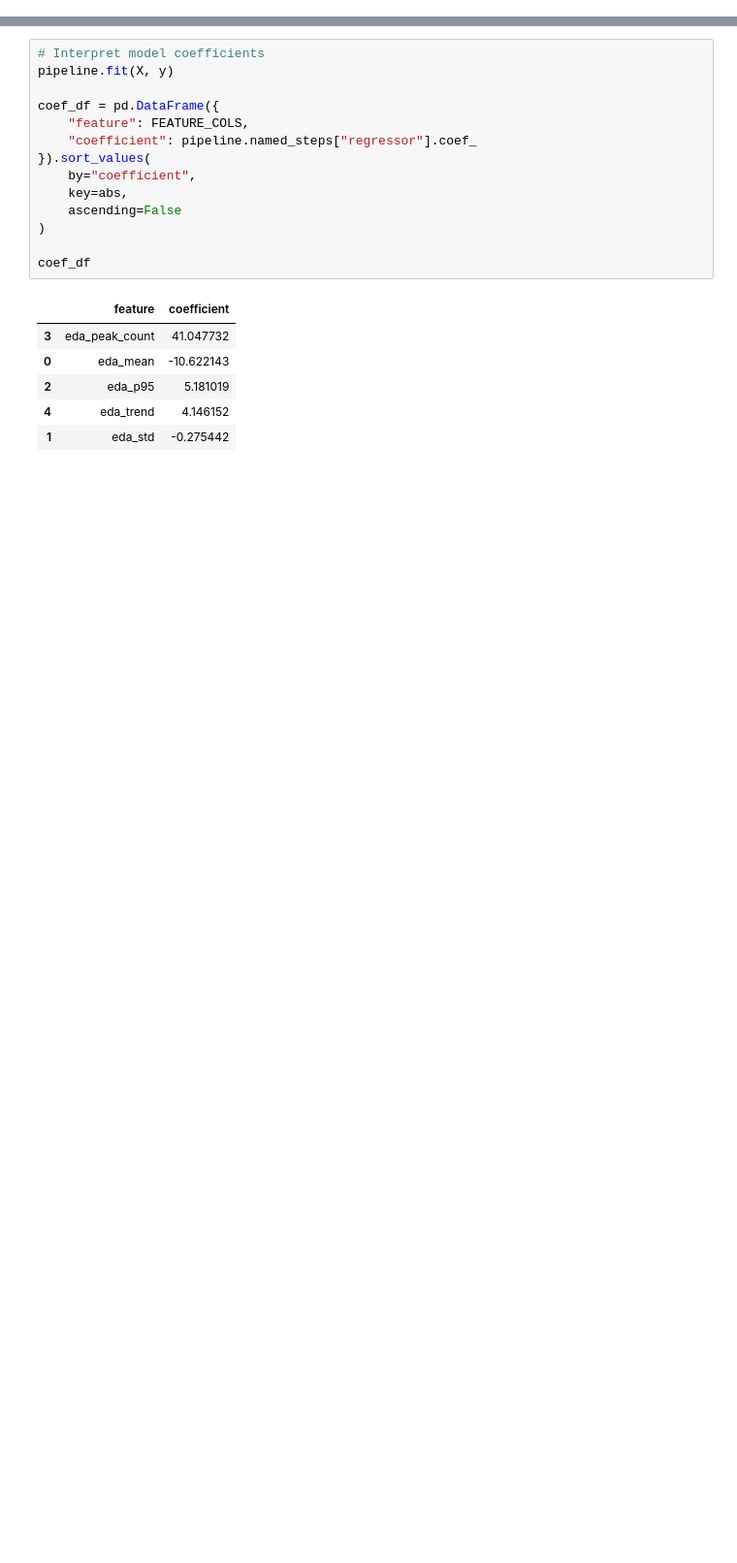
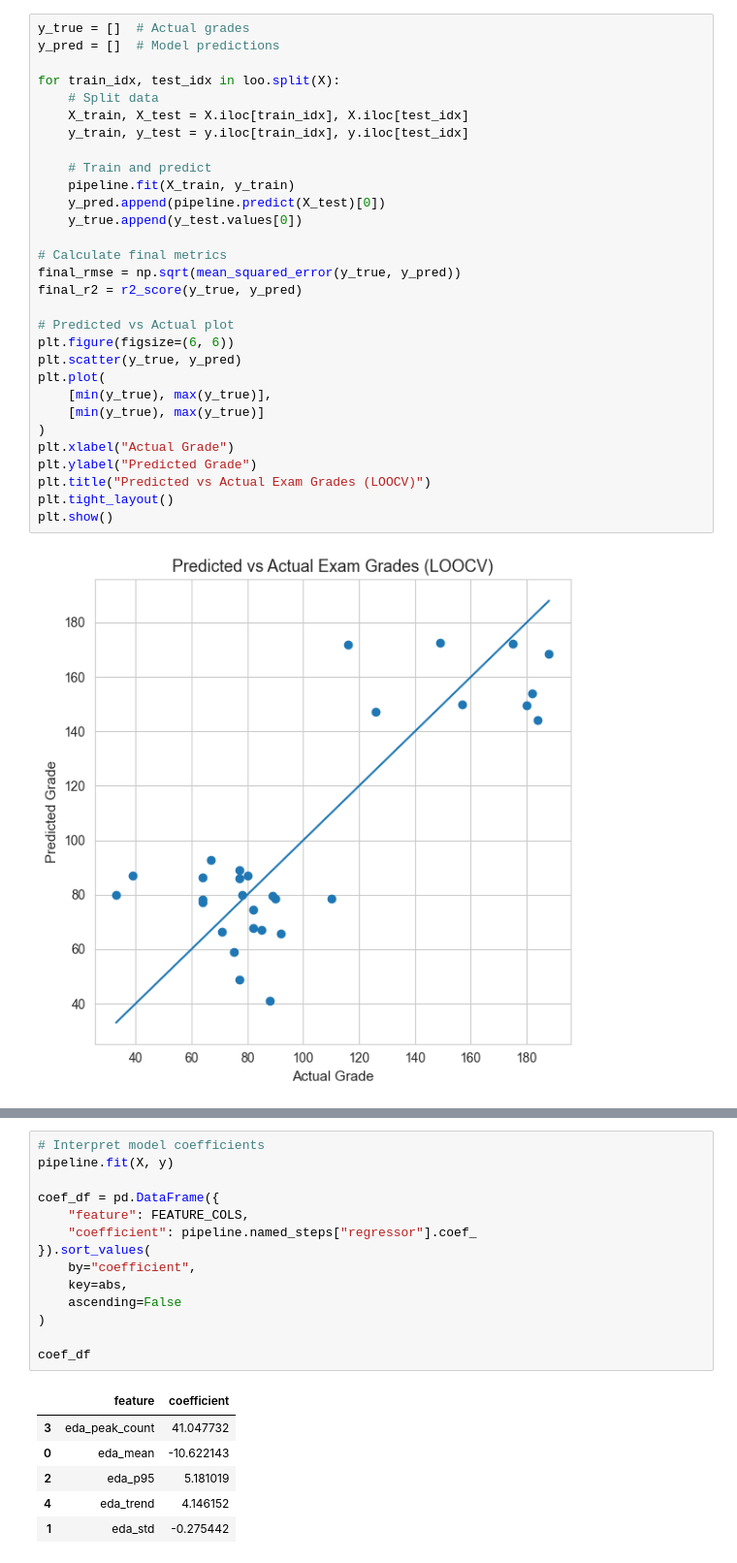
Before and after one commit to Harithik-Rai/Projects, a Jupyter notebook: Wearable-Stress-Performance-Regression/notebook/stress_performance_analysis.ipynb, the cells around one changed output, grey strips where cells are left out. Shown at 97% size. Drawn from its saved outputs; the diff is of its cells as text; blank space fills up the shorter version.

Commit message:
Updated code and file structure
Code update: Aligns more with industry standards
File structure: I figured I did not need the "metrics" file so I took it out and just made a "figures" file.

```diff
--- a/Wearable-Stress-Performance-Regression/notebook/stress_performance_analysis.ipynb
+++ b/Wearable-Stress-Performance-Regression/notebook/stress_performance_analysis.ipynb
@@ -256,3 +339,35 @@ Std RMSE: 14.35
+# %%
+y_true = []  # Actual grades
+y_pred = []  # Model predictions
+
+for train_idx, test_idx in loo.split(X):
+    # Split data
+    X_train, X_test = X.iloc[train_idx], X.iloc[test_idx]
+    y_train, y_test = y.iloc[train_idx], y.iloc[test_idx]
+
+    # Train and predict
+    pipeline.fit(X_train, y_train)
+    y_pred.append(pipeline.predict(X_test)[0])
+    y_true.append(y_test.values[0])
+
+# Calculate final metrics
+final_rmse = np.sqrt(mean_squared_error(y_true, y_pred))
+final_r2 = r2_score(y_true, y_pred)
+
+# Predicted vs Actual plot
+plt.figure(figsize=(6, 6))
+plt.scatter(y_true, y_pred)
+plt.plot(
+    [min(y_true), max(y_true)],
+    [min(y_true), max(y_true)]
+)
+plt.xlabel("Actual Grade")
+plt.ylabel("Predicted Grade")
+plt.title("Predicted vs Actual Exam Grades (LOOCV)")
+plt.tight_layout()
+plt.show()
+# %% [output]
+[figure, added]
 # %% [markdown]
 ## 5. Model Interpretation
 
```
Also changed, not shown: parts of 18 cells of this notebook, 6 other files.
